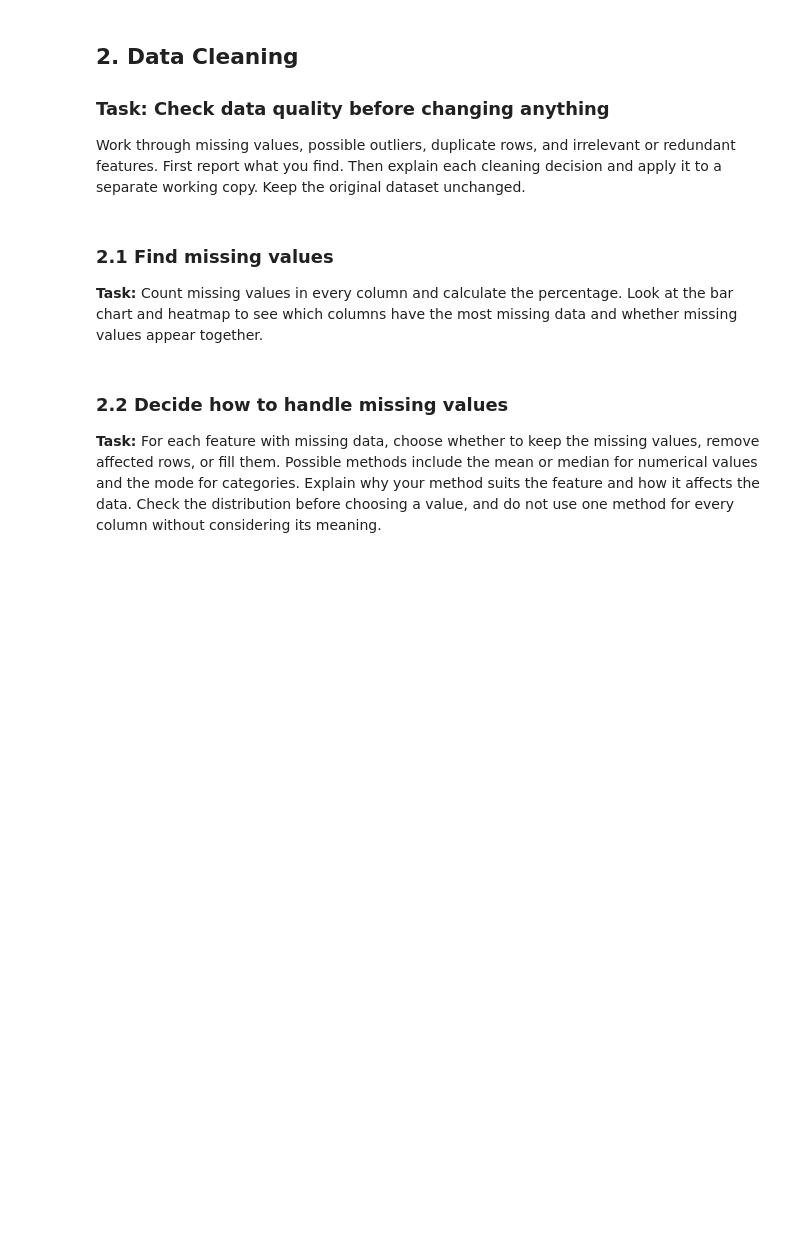
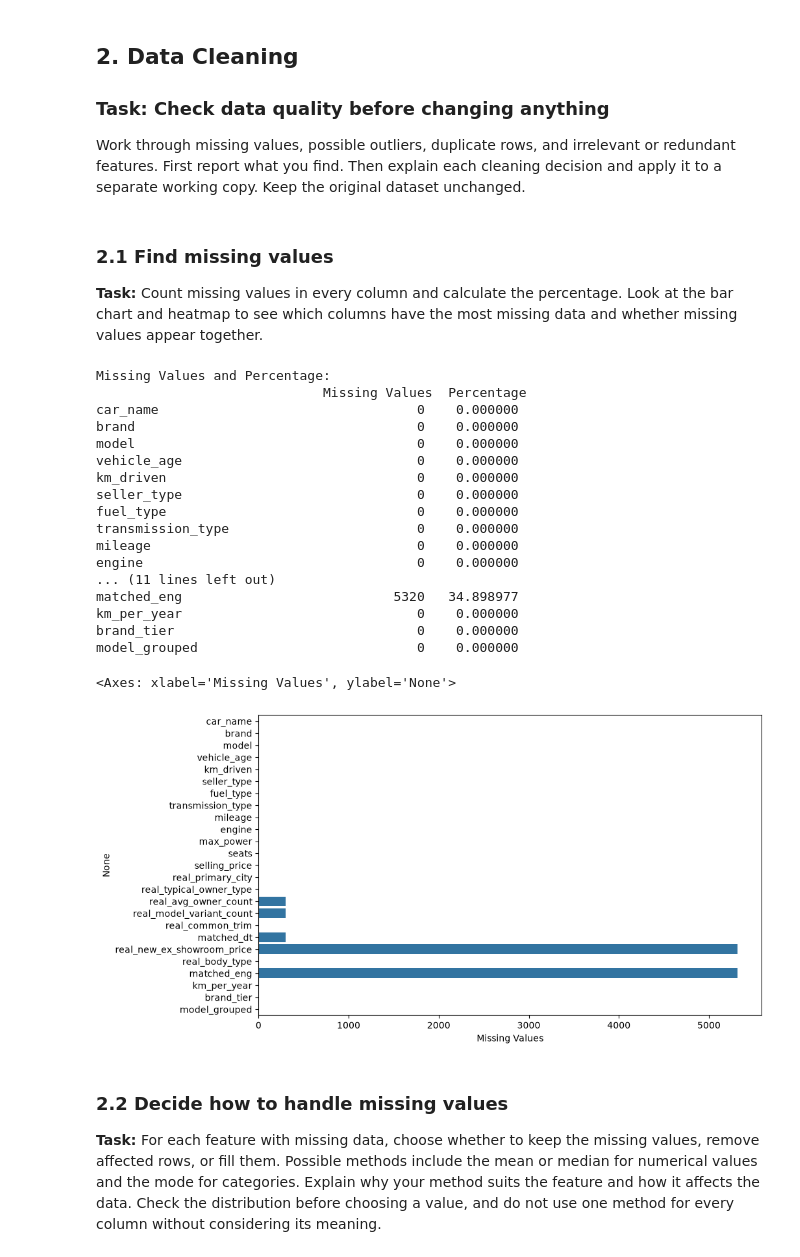
Before and after one commit to Data-six6/car_price_prediction, a Jupyter notebook: Car_Sale_Analysis/data_cleaning/data_cleaning.ipynb, the cells around one changed output. Saved outputs shown, nothing was run; the diff lists cells and outputs as text; code cells hidden in the pictures; blank space fills up the shorter version.

Commit message:
clean data -> final_destination

```diff
--- a/Car_Sale_Analysis/data_cleaning/data_cleaning.ipynb
+++ b/Car_Sale_Analysis/data_cleaning/data_cleaning.ipynb
@@ -17,8 +14,13 @@ This notebook is a guided structure for the CarDekho used-car dataset. Complete
 Write code to find and load the project CSV file. Confirm that it opened correctly and identify the file path. If the file cannot be found, check the project location and update the path.
 # %%
 # TODO: Import the libraries you need for loading and exploring the dataset.
+import pandas as pd
+import numpy as np
+import matplotlib.pyplot as plt
+import seaborn as sns
 # TODO: Find and load the CarDekho CSV file.
-# TODO: Check the file path and confirm whether this is the original or cleaned dataset.
+df= pd.read_csv('../data/cardekho_cleaned.csv')
+# TODO: Check the file path and confirm whether this is the original or cleaned dataset.)
 # %% [markdown]
 ### Task: Describe the dataset and its structure
 
@@ -60,7 +110,33 @@ Work through missing values, possible outliers, duplicate rows, and irrelevant o
 **Task:** Count missing values in every column and calculate the percentage. Look at the bar chart and heatmap to see which columns have the most missing data and whether missing values appear together.
 # %%
 # TODO: Count missing values and calculate the missing percentage for every feature.
+missing_values = df.isnull().sum()
+missing_percentage = (missing_values/ len(df))*100
+missing_data = pd.DataFrame({'Missing Values': missing_values, 'Percentage': missing_percentage})
+print("Missing Values and Percentage:\n", missing_data)
 # TODO: Plot missing-value patterns using a bar chart and/or heatmap.
+plt.figure(figsize=(10,6))
+sns.barplot(y=missing_data.index, x=missing_data['Missing Values'])
+# %% [output]
+Missing Values and Percentage:
+                             Missing Values  Percentage
+car_name                                 0    0.000000
+brand                                    0    0.000000
+model                                    0    0.000000
+vehicle_age                              0    0.000000
+km_driven                                0    0.000000
+seller_type                              0    0.000000
+fuel_type                                0    0.000000
+transmission_type                        0    0.000000
+mileage                                  0    0.000000
+engine                                   0    0.000000
+... (11 lines left out)
+matched_eng                           5320   34.898977
+km_per_year                              0    0.000000
+brand_tier                               0    0.000000
+model_grouped                            0    0.000000
+<Axes: xlabel='Missing Values', ylabel='None'>
+[figure, added]
 # %% [markdown]
 ### 2.2 Decide how to handle missing values
 
```
Also changed, not shown: parts of 14 cells of this notebook, 1 other file.
